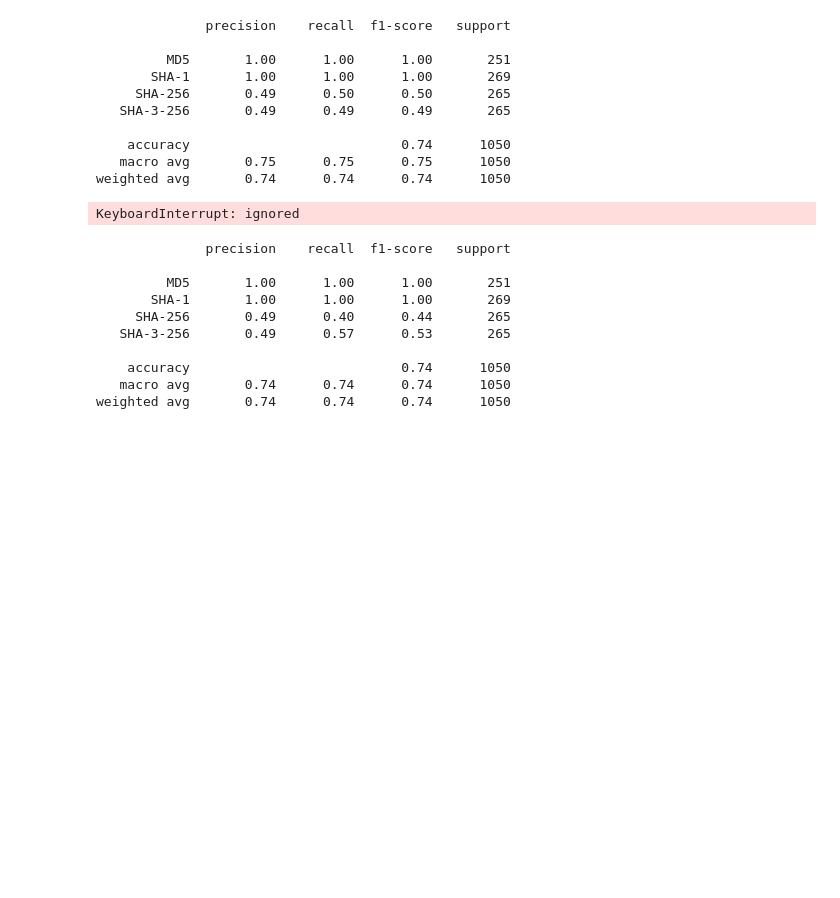
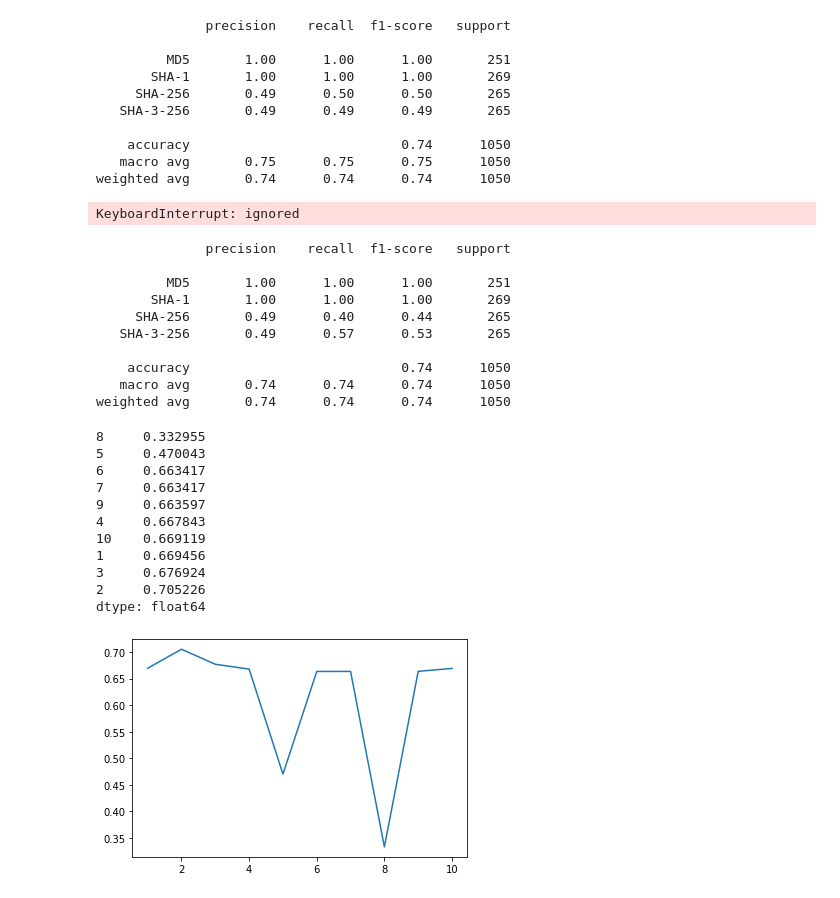
Before and after one commit to John-Blodgett/CSC466-Project, a Jupyter notebook: KNearestClassifier.ipynb, the cells around one changed output. Drawn from its saved outputs; the diff is of its cells as text; code cells hidden in the pictures; blank space fills up the shorter version.

Commit message:
added AdaBoosting

```diff
--- a/KNearestClassifier.ipynb
+++ b/KNearestClassifier.ipynb
@@ -376,3 +377,35 @@ print(classification_report(y_test, y_pred))
     accuracy                           0.74      1050
    macro avg       0.74      0.74      0.74      1050
 weighted avg       0.74      0.74      0.74      1050
+# %%
+def get_cv_error_Ada_boost(n):
+  # define pipeline
+  pipeline = make_pipeline(
+      AdaBoostClassifier(learning_rate=n, random_state=0)
+  )
+  # calculate errors from cBhaluezpz123@ross-validation
+  cv_errs = cross_val_score(pipeline, X=X_train,
+                             y=y_train,
+                             scoring='f1_macro', cv=10)
+  # calculate average of the cross-validation errors
+  return cv_errs.mean()
+# %%
+ks = pd.Series(range(1,11))
+ks.index = range(1,11)
+test_errs = ks.apply(get_cv_error_Ada_boost)
+
+test_errs.plot.line()
+test_errs.sort_values()
+# %% [output]
+8     0.332955
+5     0.470043
+6     0.663417
+7     0.663417
+9     0.663597
+4     0.667843
+10    0.669119
+1     0.669456
+3     0.676924
+2     0.705226
+dtype: float64
+[figure, added]
```
Also changed, not shown: parts of 2 cells of this notebook.
